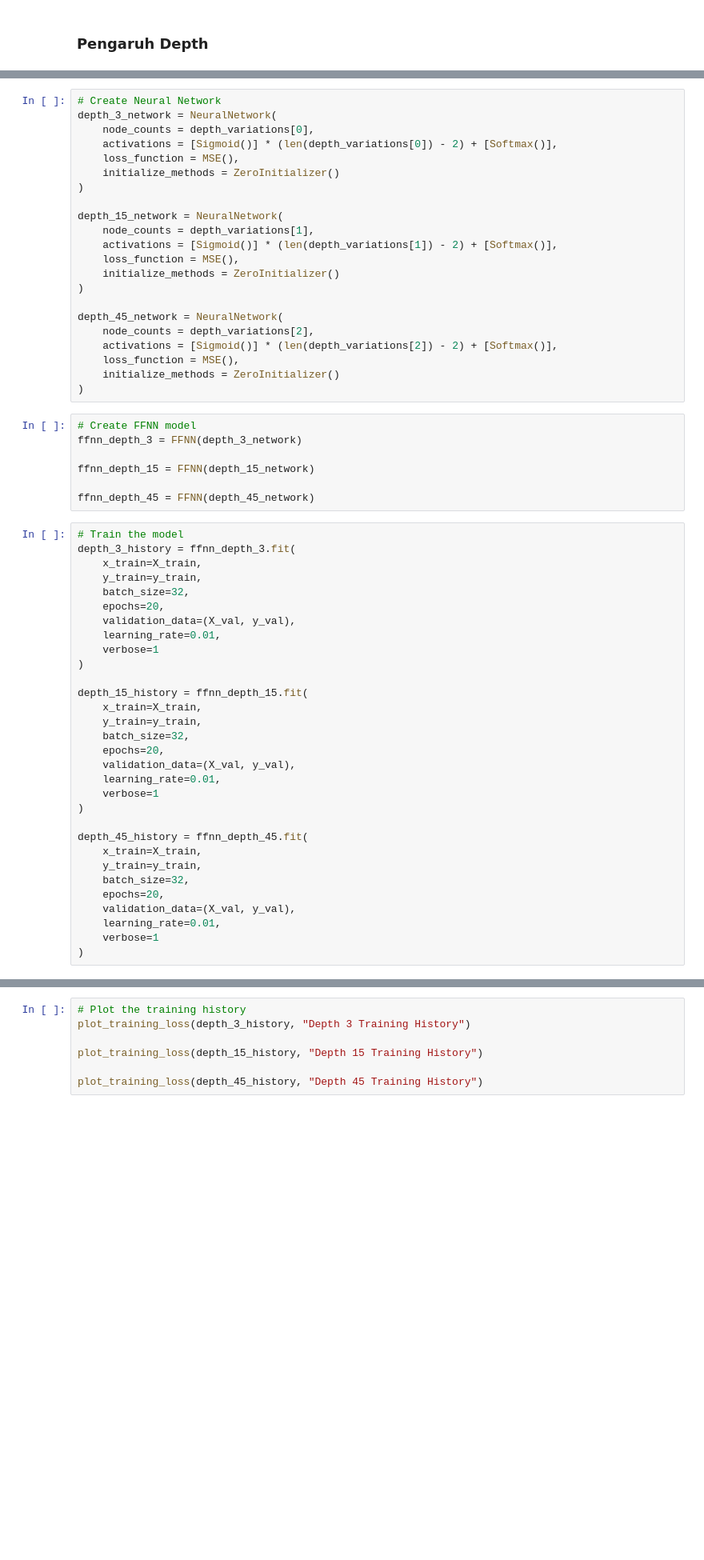
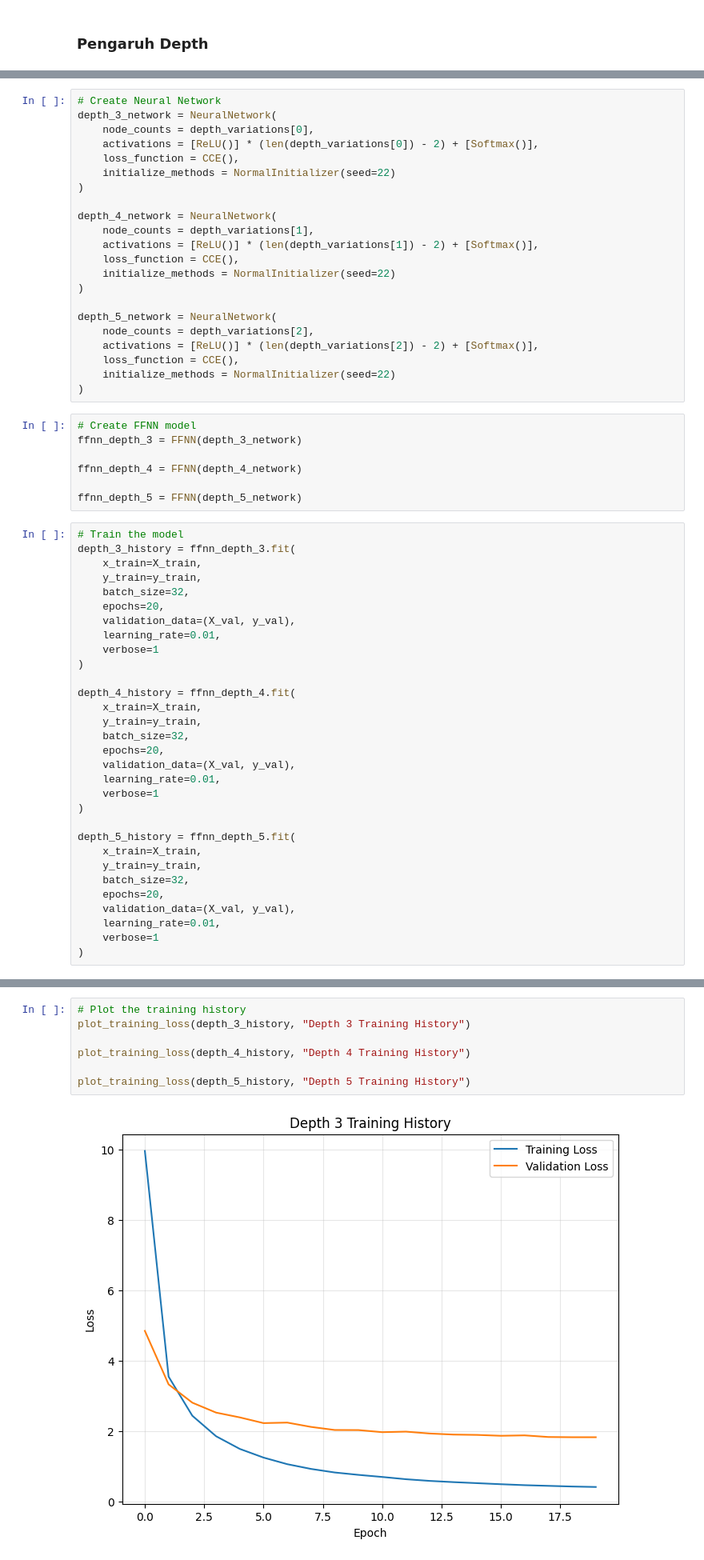
Before and after one commit to ganadipa/Tugas-Besar-I-ML, a Jupyter notebook: src/playground/testing/depth-width.ipynb, the cells around one changed output, grey strips where cells are left out. Shown: that part at 80% size. Saved outputs shown, nothing was run; the diff lists cells and outputs as text; blank space fills up the shorter version.

Commit message:
test: depth-width

```diff
--- a/src/playground/testing/depth-width.ipynb
+++ b/src/playground/testing/depth-width.ipynb
@@ -107,31 +118,31 @@ width_variations = [
 # Create Neural Network
 depth_3_network = NeuralNetwork(
     node_counts = depth_variations[0],
-    activations = [Sigmoid()] * (len(depth_variations[0]) - 2) + [Softmax()],
-    loss_function = MSE(),
-    initialize_methods = ZeroInitializer()
+    activations = [ReLU()] * (len(depth_variations[0]) - 2) + [Softmax()],
+    loss_function = CCE(),
+    initialize_methods = NormalInitializer(seed=22)
 )
 
-depth_15_network = NeuralNetwork(
+depth_4_network = NeuralNetwork(
     node_counts = depth_variations[1],
-    activations = [Sigmoid()] * (len(depth_variations[1]) - 2) + [Softmax()],
-    loss_function = MSE(),
-    initialize_methods = ZeroInitializer()
+    activations = [ReLU()] * (len(depth_variations[1]) - 2) + [Softmax()],
+    loss_function = CCE(),
+    initialize_methods = NormalInitializer(seed=22)
 )
 
-depth_45_network = NeuralNetwork(
+depth_5_network = NeuralNetwork(
     node_counts = depth_variations[2],
-    activations = [Sigmoid()] * (len(depth_variations[2]) - 2) + [Softmax()],
-    loss_function = MSE(),
-    initialize_methods = ZeroInitializer()
+    activations = [ReLU()] * (len(depth_variations[2]) - 2) + [Softmax()],
+    loss_function = CCE(),
+    initialize_methods = NormalInitializer(seed=22)
 )
 # %%
 # Create FFNN model
 ffnn_depth_3 = FFNN(depth_3_network)
 
-ffnn_depth_15 = FFNN(depth_15_network)
+ffnn_depth_4 = FFNN(depth_4_network)
 
-ffnn_depth_45 = FFNN(depth_45_network)
+ffnn_depth_5 = FFNN(depth_5_network)
 # %%
 # Train the model
 depth_3_history = ffnn_depth_3.fit(
@@ -144,7 +155,7 @@ depth_3_history = ffnn_depth_3.fit(
     verbose=1
 )
 
-depth_15_history = ffnn_depth_15.fit(
+depth_4_history = ffnn_depth_4.fit(
     x_train=X_train,
     y_train=y_train,
     batch_size=32,
@@ -154,7 +165,7 @@ depth_15_history = ffnn_depth_15.fit(
     verbose=1
 )
 
-depth_45_history = ffnn_depth_45.fit(
+depth_5_history = ffnn_depth_5.fit(
     x_train=X_train,
     y_train=y_train,
     batch_size=32,
@@ -173,7 +216,9 @@ evaluate_model(ffnn_depth_45, X_test, y_test_onehot)
 # %%
 # Plot the training history
 plot_training_loss(depth_3_history, "Depth 3 Training History")
 
-plot_training_loss(depth_15_history, "Depth 15 Training History")
+plot_training_loss(depth_4_history, "Depth 4 Training History")
 
-plot_training_loss(depth_45_history, "Depth 45 Training History")
+plot_training_loss(depth_5_history, "Depth 5 Training History")
+# %% [output]
+[figure, added]
```
Also changed, not shown: parts of 11 cells of this notebook, 1 other file.
